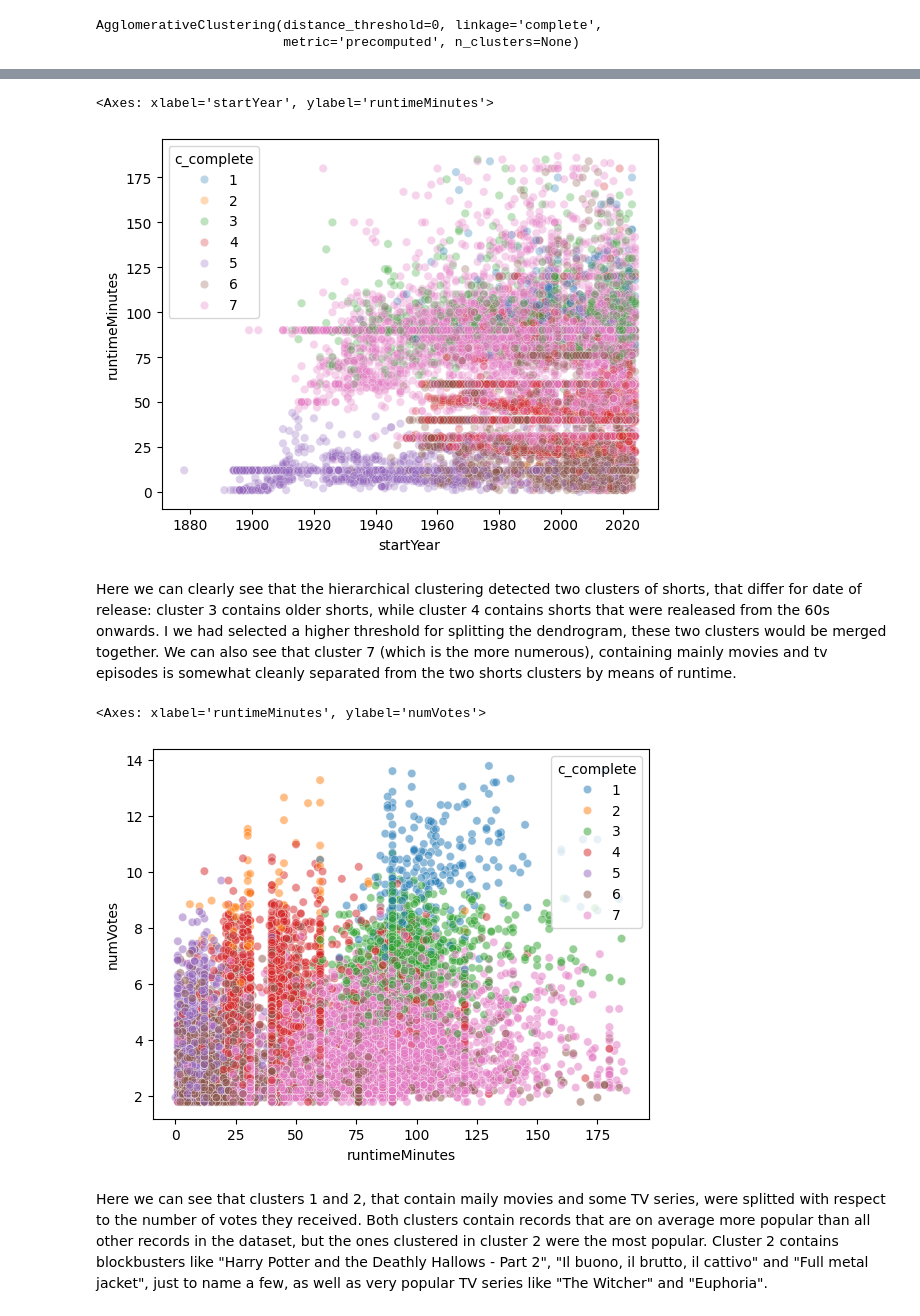
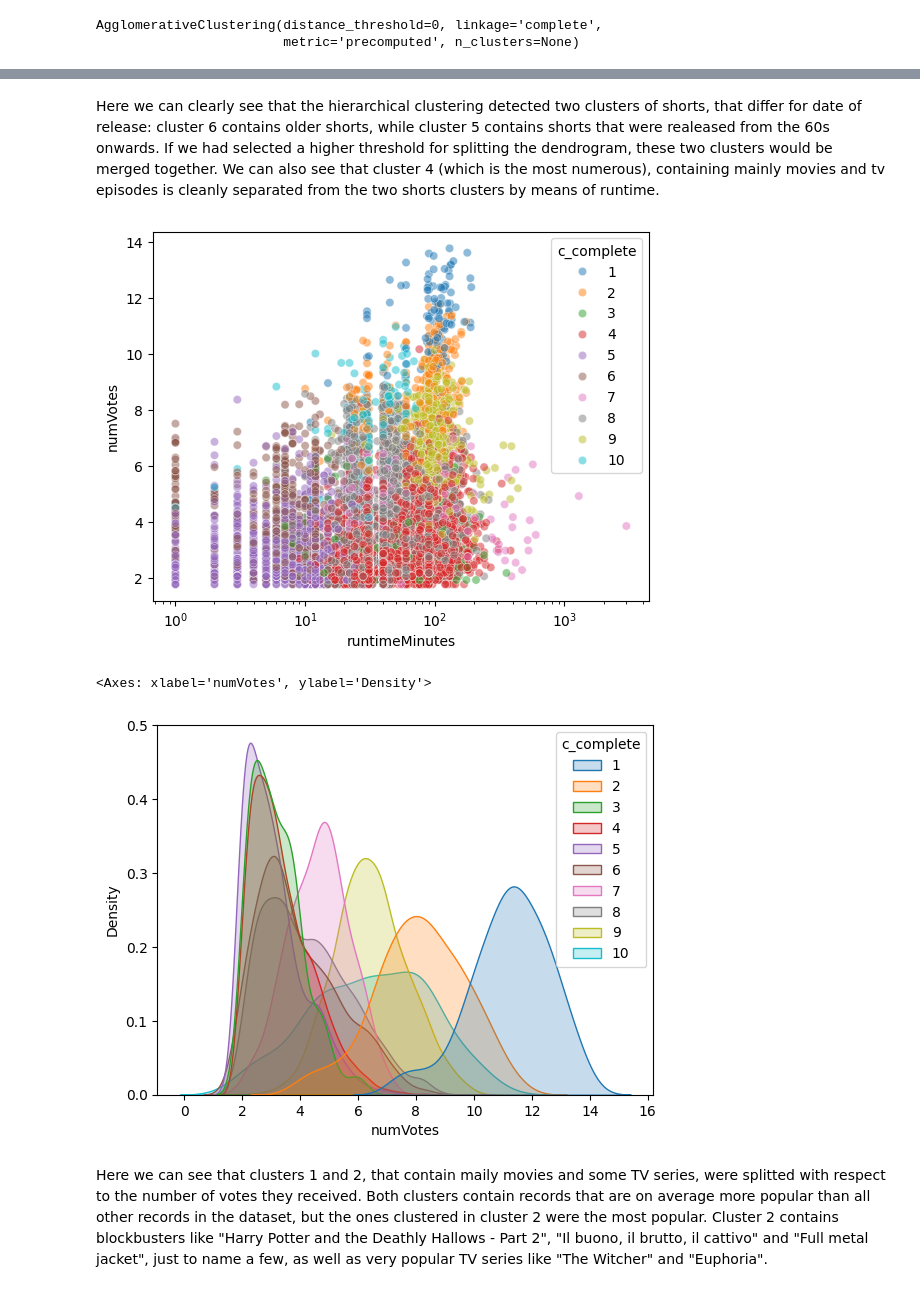
Before and after one commit to g-fabiani4-unipi/dm1_project, a Jupyter notebook: src/hierarchical_clustering.ipynb, the cells around one changed output, grey strips where cells are left out. Saved outputs shown, nothing was run; the diff lists cells and outputs as text; code cells hidden in the pictures.

Commit message:
Hierarchical clustering using only numerical features + comment

```diff
--- a/src/hierarchical_clustering.ipynb
+++ b/src/hierarchical_clustering.ipynb
@@ -91,7 +91,7 @@ We drop the rating for the clustering
 # %%
 numeric_cols = df.dtypes[(df.dtypes == 'float64') | (df.dtypes == 'int64')].index
 numeric_df = df[numeric_cols]
-numeric_df.drop(['ratingNum'], axis=1, inplace=True)
+numeric_df.drop(['ratingNum', 'runtimeMinutes'], axis=1, inplace=True)
 numeric_df.head()
 # %% [output]
 A value is trying to be set on a copy of a slice from a DataFrame
@@ -141,13 +141,13 @@ numeric_df = scaler.fit_transform(numeric_df)
 # %%
 distance_matrix = pdist(numeric_df, metric='euclidean')
 del numeric_df
-distance_matrix += pdist(bool_df, metric='jaccard')
+# distance_matrix += pdist(bool_df, metric='jaccard')
 del bool_df
-distance_matrix += pdist(countries_df, metric='jaccard')
+# distance_matrix += pdist(countries_df, metric='jaccard')
 del countries_df
-distance_matrix += pdist(genres_df, metric='jaccard')
+# distance_matrix += pdist(genres_df, metric='jaccard')
 del genres_df
-distance_matrix += pdist(title_df, metric='jaccard')
+# distance_matrix += pdist(title_df, metric='jaccard')
 del title_df
 # %%
 distance_matrix = squareform(distance_matrix)
@@ -209,7 +209,7 @@ hier_average.fit(distance_matrix)
 AgglomerativeClustering(distance_threshold=0, linkage='average',
                         metric='precomputed', n_clusters=None)
 # %%
-threshold = 5
+threshold = 4.7
 
 plt.title("Hierarchical clustering dendrogram (average)")
 plot_dendrogram(hier_average, truncate_mode="lastp", p=40,  color_threshold=threshold)
@@ -256,7 +241,7 @@ hier_complete.fit(distance_matrix)
 AgglomerativeClustering(distance_threshold=0, linkage='complete',
                         metric='precomputed', n_clusters=None)
 # %%
-threshold = 12
+threshold = 7.5
 
 plt.title("Hierarchical clustering dendrogram (complete link)")
 plot_dendrogram(hier_complete, truncate_mode="lastp", p=40,  color_threshold=threshold)
@@ -302,16 +302,16 @@ sns.pairplot(df[list(numeric_cols) + ['c_complete']], hue='c_complete', corner=T
+# %% [markdown]
+Here we can clearly see that the hierarchical clustering detected two clusters of shorts, that differ for date of release: cluster 6 contains older shorts, while cluster 5 contains shorts that were realeased from the 60s onwards. If we had selected a higher threshold for splitting the dendrogram, these two clusters would be merged together.
+We can also see that cluster 4 (which is the most numerous), containing mainly movies and tv episodes is cleanly separated from the two shorts clusters by means of runtime.
 # %%
-sns.scatterplot(df, x='startYear', y="runtimeMinutes", hue='c_complete', alpha=.3)
+sns.scatterplot(df, x='runtimeMinutes', y='numVotes', hue='c_complete', alpha=.5)
+plt.xscale('log')
 # %% [output]
-<Axes: xlabel='startYear', ylabel='runtimeMinutes'>
-[figure, old version]
+[figure, new version]
-# %% [markdown]
-Here we can clearly see that the hierarchical clustering detected two clusters of shorts, that differ for date of release: cluster 3 contains older shorts, while cluster 4 contains shorts that were realeased from the 60s onwards. I we had selected a higher threshold for splitting the dendrogram, these two clusters would be merged together.
-We can also see that cluster 7 (which is the more numerous), containing mainly movies and tv episodes is somewhat cleanly separated from the two shorts clusters by means of runtime.
 # %%
-sns.scatterplot(df, x='runtimeMinutes', y='numVotes', hue='c_complete', alpha=.5)
+sns.kdeplot(df, x='numVotes', hue='c_complete', fill='c_complete', common_norm=False)
 # %% [output]
-<Axes: xlabel='runtimeMinutes', ylabel='numVotes'>
+<Axes: xlabel='numVotes', ylabel='Density'>
-[figure, old version]
+[figure, new version]
 # %% [markdown]
 Here we can see that clusters 1 and 2, that contain maily movies and some TV series, were splitted with respect to the number of votes they received.
 Both clusters contain records that are on average more popular than all other records in the dataset, but the ones clustered in cluster 2 were the most popular. Cluster 2 contains blockbusters like "Harry Potter and the Deathly Hallows - Part 2", "Il buono, il brutto, il cattivo" and "Full metal jacket", just to name a few, as well as very popular TV series like "The Witcher" and "Euphoria".
```
Also changed, not shown: parts of 19 cells of this notebook.
